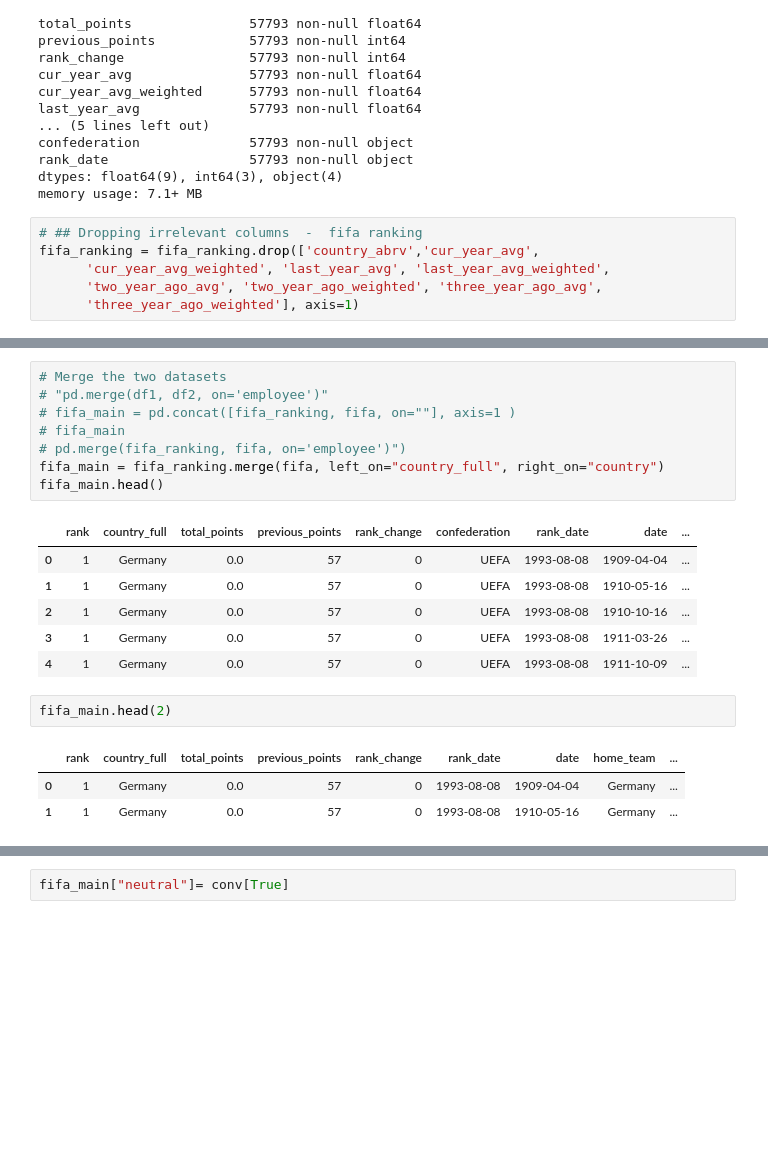
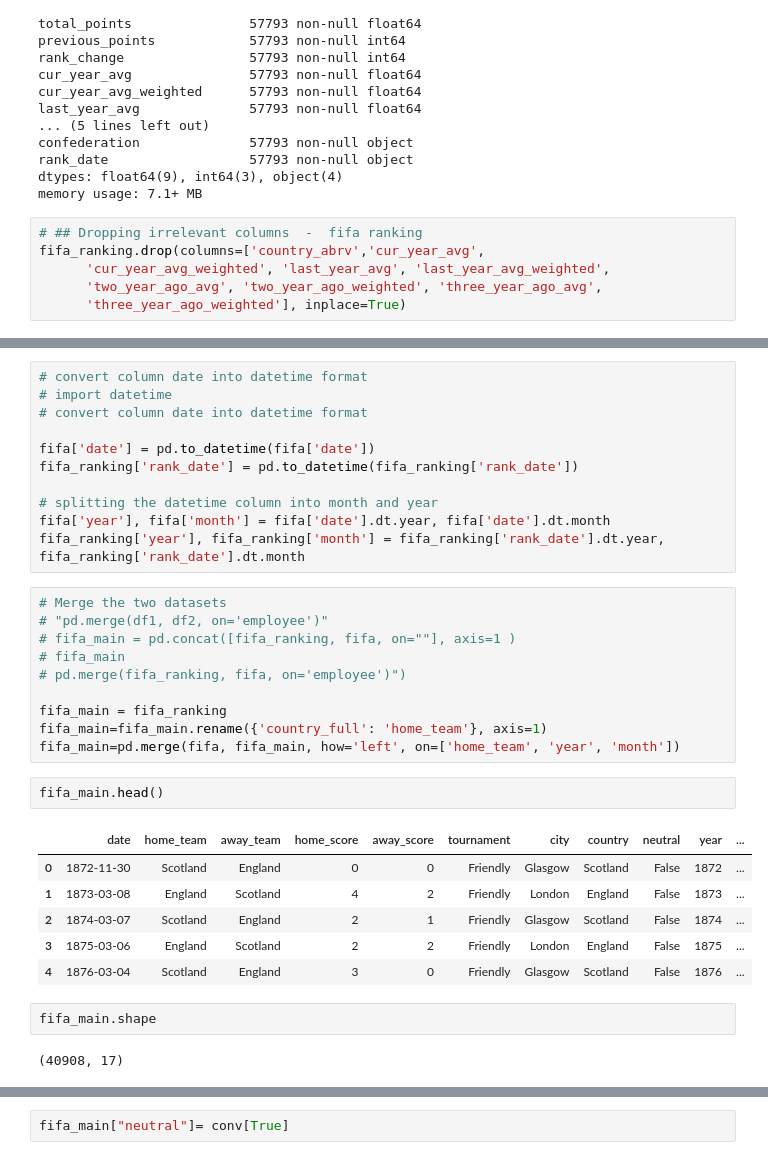
Before and after one commit to codybaraks/Mchezopesa-Ltd, a Jupyter notebook: Mchezopesa_Ltd.ipynb, the cells around one changed output, grey strips where cells are left out. Saved outputs shown, nothing was run; the diff lists cells and outputs as text; blank space fills up the shorter version.

```diff
--- a/Mchezopesa_Ltd.ipynb
+++ b/Mchezopesa_Ltd.ipynb
@@ -147,7 +150,7 @@ dtypes: float64(9), int64(3), object(4)
 memory usage: 7.1+ MB
 # %%
 # ## Dropping irrelevant columns  -  fifa ranking
-fifa_ranking = fifa_ranking.drop(['country_abrv','cur_year_avg',
+fifa_ranking.drop(columns=['country_abrv','cur_year_avg',
       'cur_year_avg_weighted', 'last_year_avg', 'last_year_avg_weighted',
       'two_year_ago_avg', 'two_year_ago_weighted', 'three_year_ago_avg',
-      'three_year_ago_weighted'], axis=1)
+      'three_year_ago_weighted'], inplace=True)
@@ -156,21 +168,34 @@ fifa_ranking = fifa_ranking.drop(['country_abrv','cur_year_avg',
+# %%
+# convert column date into datetime format
+# import datetime
+# convert column date into datetime format
+
+fifa['date'] = pd.to_datetime(fifa['date'])
+fifa_ranking['rank_date'] = pd.to_datetime(fifa_ranking['rank_date'])
+
+# splitting the datetime column into month and year
+fifa['year'], fifa['month'] = fifa['date'].dt.year, fifa['date'].dt.month
+fifa_ranking['year'], fifa_ranking['month'] = fifa_ranking['rank_date'].dt.year, fifa_ranking['rank_date'].dt.month
 # %%
 # Merge the two datasets
 # "pd.merge(df1, df2, on='employee')"
 # fifa_main = pd.concat([fifa_ranking, fifa, on=""], axis=1 )
 # fifa_main
 # pd.merge(fifa_ranking, fifa, on='employee')")
-fifa_main = fifa_ranking.merge(fifa, left_on="country_full", right_on="country")
-fifa_main.head()
+
+fifa_main = fifa_ranking
+fifa_main=fifa_main.rename({'country_full': 'home_team'}, axis=1)
+fifa_main=pd.merge(fifa, fifa_main, how='left', on=['home_team', 'year', 'month'])
-# %% [output]
-|  | rank | country_full | total_points | previous_points | rank_change | confederation | rank_date | date | ... |
-| 0 | 1 | Germany | 0.0 | 57 | 0 | UEFA | 1993-08-08 | 1909-04-04 | ... |
-| 1 | 1 | Germany | 0.0 | 57 | 0 | UEFA | 1993-08-08 | 1910-05-16 | ... |
-| 2 | 1 | Germany | 0.0 | 57 | 0 | UEFA | 1993-08-08 | 1910-10-16 | ... |
-| 3 | 1 | Germany | 0.0 | 57 | 0 | UEFA | 1993-08-08 | 1911-03-26 | ... |
-| 4 | 1 | Germany | 0.0 | 57 | 0 | UEFA | 1993-08-08 | 1911-10-09 | ... |
 # %%
-fifa_main.head(2)
+fifa_main.head()
 # %% [output]
-|  | rank | country_full | total_points | previous_points | rank_change | rank_date | date | home_team | ... |
-| 0 | 1 | Germany | 0.0 | 57 | 0 | 1993-08-08 | 1909-04-04 | Germany | ... |
-| 1 | 1 | Germany | 0.0 | 57 | 0 | 1993-08-08 | 1910-05-16 | Germany | ... |
+|  | date | home_team | away_team | home_score | away_score | tournament | city | country | neutral | year | ... |
+| 0 | 1872-11-30 | Scotland | England | 0 | 0 | Friendly | Glasgow | Scotland | False | 1872 | ... |
+| 1 | 1873-03-08 | England | Scotland | 4 | 2 | Friendly | London | England | False | 1873 | ... |
+| 2 | 1874-03-07 | Scotland | England | 2 | 1 | Friendly | Glasgow | Scotland | False | 1874 | ... |
+| 3 | 1875-03-06 | England | Scotland | 2 | 2 | Friendly | London | England | False | 1875 | ... |
+| 4 | 1876-03-04 | Scotland | England | 3 | 0 | Friendly | Glasgow | Scotland | False | 1876 | ... |
+# %%
+fifa_main.shape
+# %% [output]
+(40908, 17)
```
Also changed, not shown: parts of 55 cells of this notebook.
